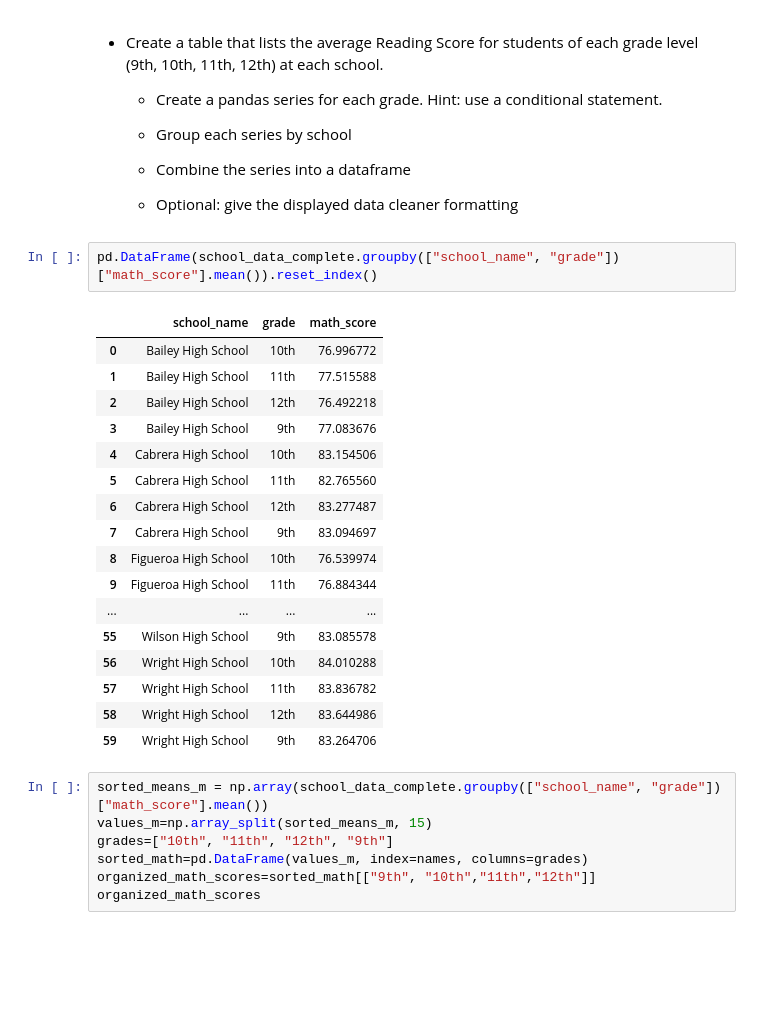
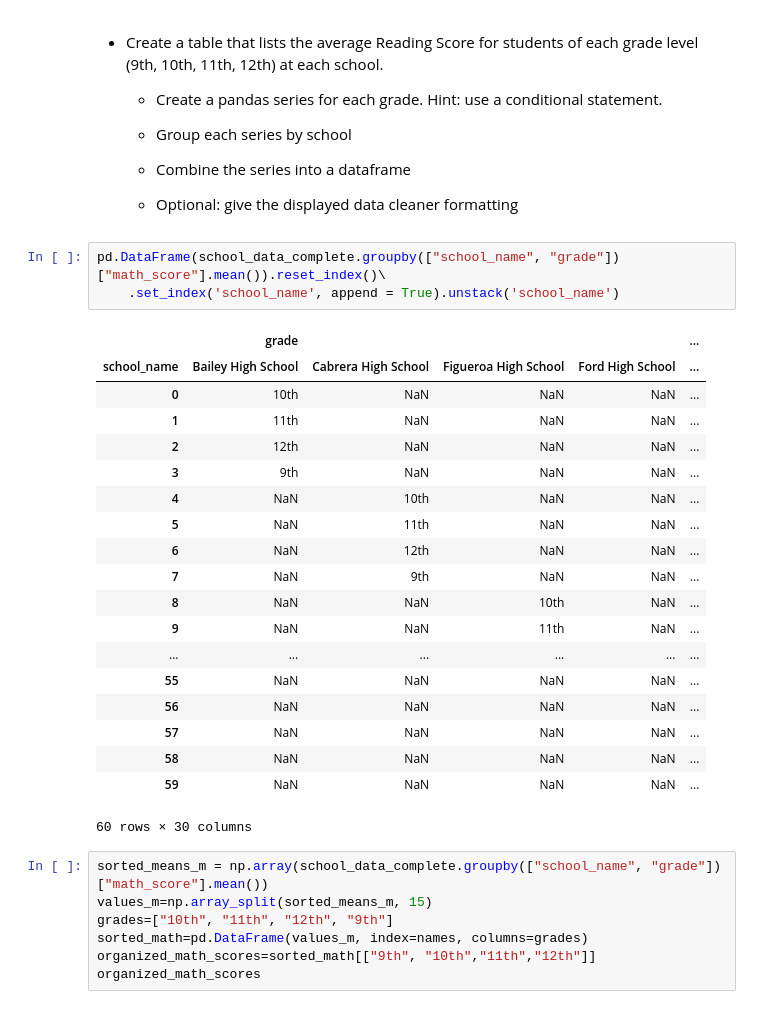
Before and after one commit to FeliciaHatchett/pandas_challenge, a Jupyter notebook: PyCitySchools/PyCitySchools_starter.ipynb, the cells around one changed output. Cells and saved outputs as stored; diff of their text form; blank space fills up the shorter version.

```diff
--- a/PyCitySchools/PyCitySchools_starter.ipynb
+++ b/PyCitySchools/PyCitySchools_starter.ipynb
@@ -178,25 +178,28 @@ bottom_performing_schools
 
   * Optional: give the displayed data cleaner formatting
 # %%
-pd.DataFrame(school_data_complete.groupby(["school_name", "grade"])["math_score"].mean()).reset_index()
+pd.DataFrame(school_data_complete.groupby(["school_name", "grade"])["math_score"].mean()).reset_index()\
+    .set_index('school_name', append = True).unstack('school_name')
 # %% [output]
-|  | school_name | grade | math_score |
-| 0 | Bailey High School | 10th | 76.996772 |
-| 1 | Bailey High School | 11th | 77.515588 |
-| 2 | Bailey High School | 12th | 76.492218 |
-| 3 | Bailey High School | 9th | 77.083676 |
-| 4 | Cabrera High School | 10th | 83.154506 |
-| 5 | Cabrera High School | 11th | 82.765560 |
-| 6 | Cabrera High School | 12th | 83.277487 |
-| 7 | Cabrera High School | 9th | 83.094697 |
-| 8 | Figueroa High School | 10th | 76.539974 |
-| 9 | Figueroa High School | 11th | 76.884344 |
-| ... | ... | ... | ... |
-| 55 | Wilson High School | 9th | 83.085578 |
-| 56 | Wright High School | 10th | 84.010288 |
-| 57 | Wright High School | 11th | 83.836782 |
-| 58 | Wright High School | 12th | 83.644986 |
-| 59 | Wright High School | 9th | 83.264706 |
+|  | grade |  |  |  | ... |
+| school_name | Bailey High School | Cabrera High School | Figueroa High School | Ford High School | ... |
+| 0 | 10th | NaN | NaN | NaN | ... |
+| 1 | 11th | NaN | NaN | NaN | ... |
+| 2 | 12th | NaN | NaN | NaN | ... |
+| 3 | 9th | NaN | NaN | NaN | ... |
+| 4 | NaN | 10th | NaN | NaN | ... |
+| 5 | NaN | 11th | NaN | NaN | ... |
+| 6 | NaN | 12th | NaN | NaN | ... |
+| 7 | NaN | 9th | NaN | NaN | ... |
+| 8 | NaN | NaN | 10th | NaN | ... |
+| 9 | NaN | NaN | 11th | NaN | ... |
+| ... | ... | ... | ... | ... | ... |
+| 55 | NaN | NaN | NaN | NaN | ... |
+| 56 | NaN | NaN | NaN | NaN | ... |
+| 57 | NaN | NaN | NaN | NaN | ... |
+| 58 | NaN | NaN | NaN | NaN | ... |
+| 59 | NaN | NaN | NaN | NaN | ... |
+60 rows × 30 columns
 # %%
 sorted_means_m = np.array(school_data_complete.groupby(["school_name", "grade"])["math_score"].mean())
 values_m=np.array_split(sorted_means_m, 15)
```
